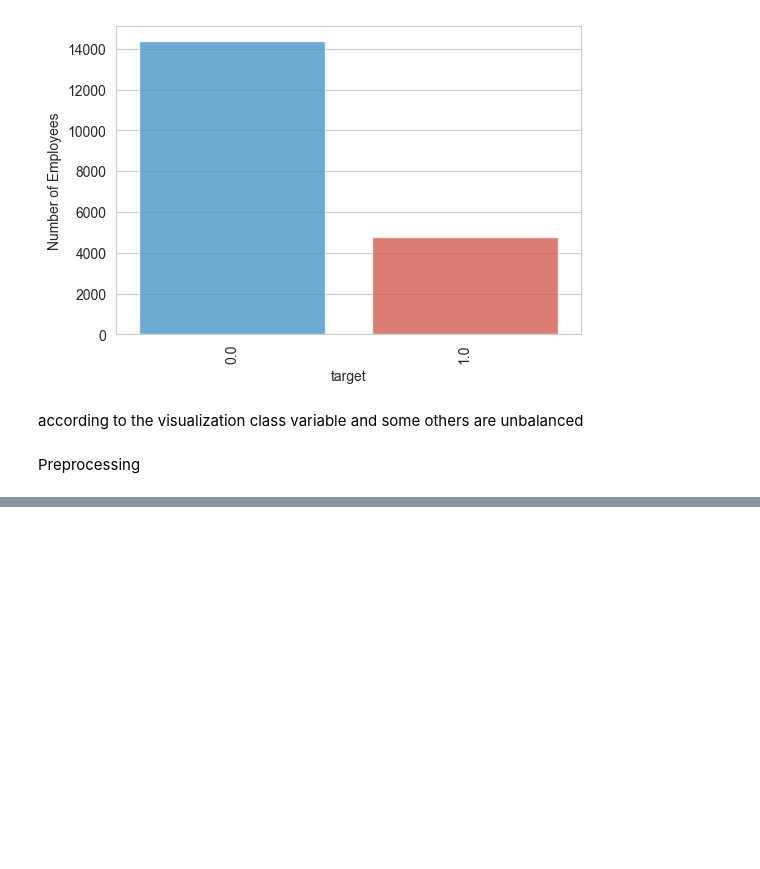
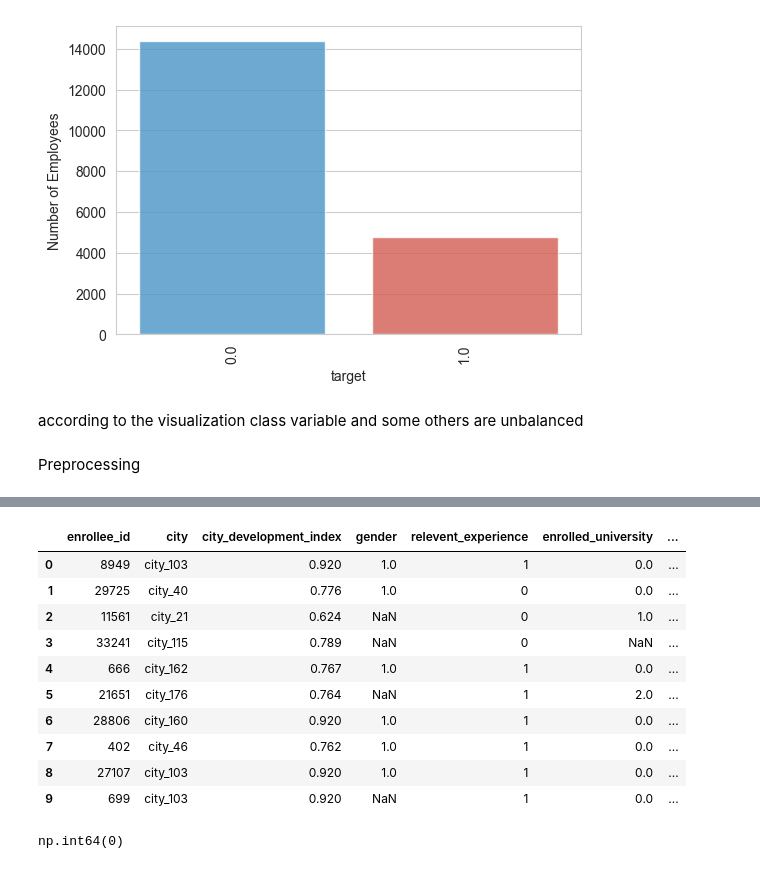
Before and after one commit to IT22106360/QuantaML-FDM-Employee-Retention, a Jupyter notebook: notebooks/model.ipynb, the cells around one changed output, grey strips where cells are left out. Drawn from its saved outputs; the diff is of its cells as text; code cells hidden in the pictures; blank space fills up the shorter version.

```diff
--- a/notebooks/model.ipynb
+++ b/notebooks/model.ipynb
@@ -113,3 +113,5 @@ plt.show()
 according to the visualization class variable and some others are unbalanced
 # %% [markdown]
 Preprocessing
+# %%
+ProcessDataset = OriginalDataset.copy()
@@ -115,0 +199,10 @@ Preprocessing
+# %%
+ProcessDataset['gender'] = OriginalDataset['gender'].apply(gender_to_numeric)
+ProcessDataset['relevent_experience'] = OriginalDataset['relevent_experience'].apply(rel_experience)
+ProcessDataset['enrolled_university'] = OriginalDataset['enrolled_university'].apply(enrollment)
+ProcessDataset['education_level'] = OriginalDataset['education_level'].apply(edu_level)
+ProcessDataset['major_discipline'] = OriginalDataset['major_discipline'].apply(major)
+ProcessDataset['experience'] = OriginalDataset['experience'].apply(experience)
+ProcessDataset['company_type'] = OriginalDataset['company_type'].apply(company_t)
+ProcessDataset['company_size'] = OriginalDataset['company_size'].apply(company_s)
+ProcessDataset['last_new_job'] = OriginalDataset['last_new_job'].apply(last_job)
@@ -115,0 +229,19 @@ Preprocessing
+# %%
+ProcessDataset.head(10)
+# %% [output]
+|  | enrollee_id | city | city_development_index | gender | relevent_experience | enrolled_university | ... |
+| 0 | 8949 | city_103 | 0.920 | 1.0 | 1 | 0.0 | ... |
+| 1 | 29725 | city_40 | 0.776 | 1.0 | 0 | 0.0 | ... |
+| 2 | 11561 | city_21 | 0.624 | NaN | 0 | 1.0 | ... |
+| 3 | 33241 | city_115 | 0.789 | NaN | 0 | NaN | ... |
+| 4 | 666 | city_162 | 0.767 | 1.0 | 1 | 0.0 | ... |
+| 5 | 21651 | city_176 | 0.764 | NaN | 1 | 2.0 | ... |
+| 6 | 28806 | city_160 | 0.920 | 1.0 | 1 | 0.0 | ... |
+| 7 | 402 | city_46 | 0.762 | 1.0 | 1 | 0.0 | ... |
+| 8 | 27107 | city_103 | 0.920 | 1.0 | 1 | 0.0 | ... |
+| 9 | 699 | city_103 | 0.920 | NaN | 1 | 0.0 | ... |
+# %%
+ProcessDataset.duplicated().sum()
+OriginalDataset.duplicated().sum()
+# %% [output]
+np.int64(0)
```
Also changed, not shown: parts of 3 cells of this notebook.
